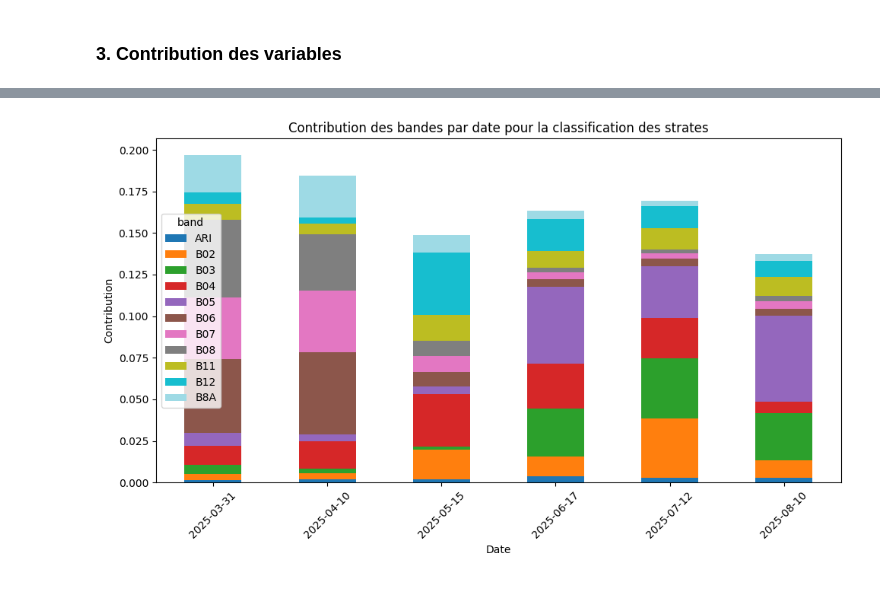
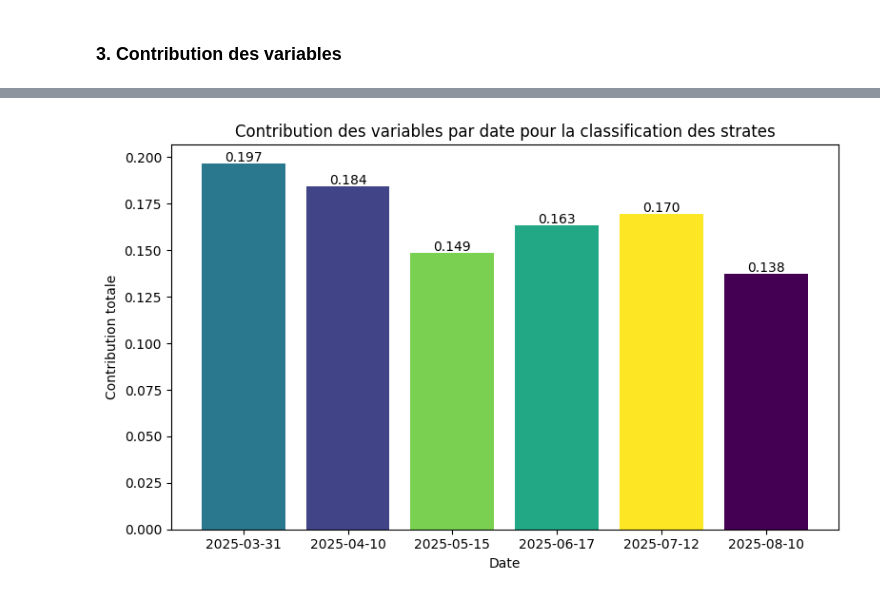
Before and after one commit to marion-billy/projet_telea_landes, a Jupyter notebook: projet_telea_BILLY_MARION.ipynb, the cells around one changed output, grey strips where cells are left out. Saved outputs shown, nothing was run; the diff lists cells and outputs as text; code cells hidden in the pictures.

```diff
--- a/projet_telea_BILLY_MARION.ipynb
+++ b/projet_telea_BILLY_MARION.ipynb
@@ -525,15 +500,0 @@ plt.show()
-# %%
-# extraire la date depuis le nom des features
-df_contributions["date"] = df_contributions["feature"].apply(lambda x: x.split("_")[1])
-
-# contribution totale par date
-contrib_par_date = df_contributions.groupby("date")["contribution"].sum().sort_index()
-
-# graphique
-plt.figure(figsize=(8,5))
-contrib_par_date.plot(kind="bar", color="peru")
-plt.ylabel("Contribution totale")
-plt.xlabel("Date")
-plt.title("Contribution des variables par date pour la classification des strates")
-plt.tight_layout()
-plt.show()
@@ -542,14 +501,19 @@ plt.show()
-# %%
-# pivot table : dates en index, bandes en colonnes
-pivot_df = df_contributions.pivot_table(index="date", columns="band", values="contribution", aggfunc="sum")
-
-# stacked bar plot
-pivot_df.plot(kind="bar", stacked=True, figsize=(10,6), colormap="tab20")
-plt.ylabel("Contribution")
-plt.xlabel("Date")
-plt.title("Contribution des bandes par date pour la classification des strates")
-plt.xticks(rotation=45)
-plt.tight_layout()
-plt.show()
-# %% [output]
-[figure, removed]
+# %%
+plt.figure(figsize=(8,5))
+plt.bar(
+    contrib_par_date.index,
+    contrib_par_date.values,
+    color=[date_color_map[d] for d in contrib_par_date.index]
+)
+plt.ylabel("Contribution totale")
+plt.xlabel("Date")
+plt.title("Contribution des variables par date pour la classification des strates")
+
+# ajouter les valeurs
+for i, v in enumerate(contrib_par_date.values):
+    plt.text(i, v + 0.001, f"{v:.3f}", ha='center')
+
+plt.tight_layout()
+plt.show()
+# %% [output]
+[figure, added]
```
Also changed, not shown: parts of 11 cells of this notebook, 1 other file.
